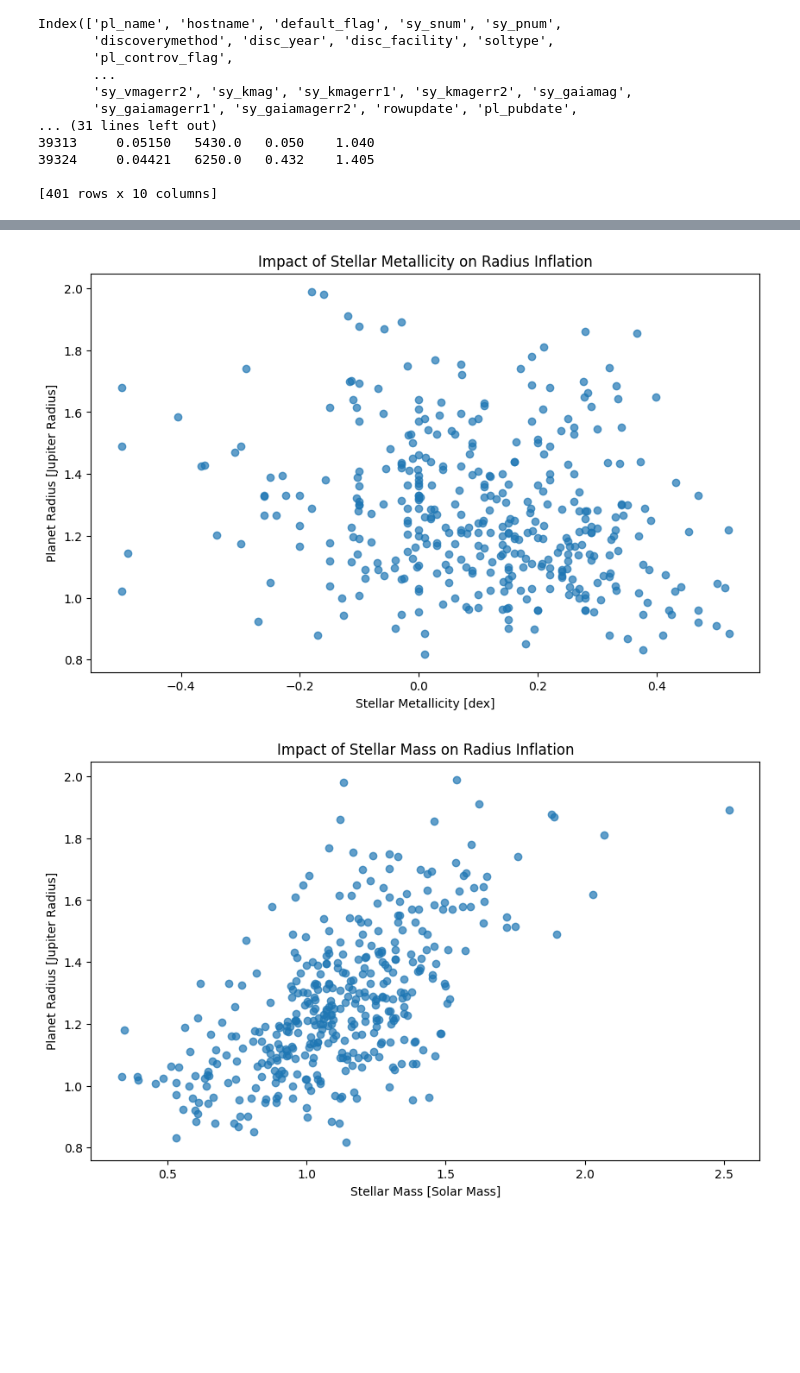
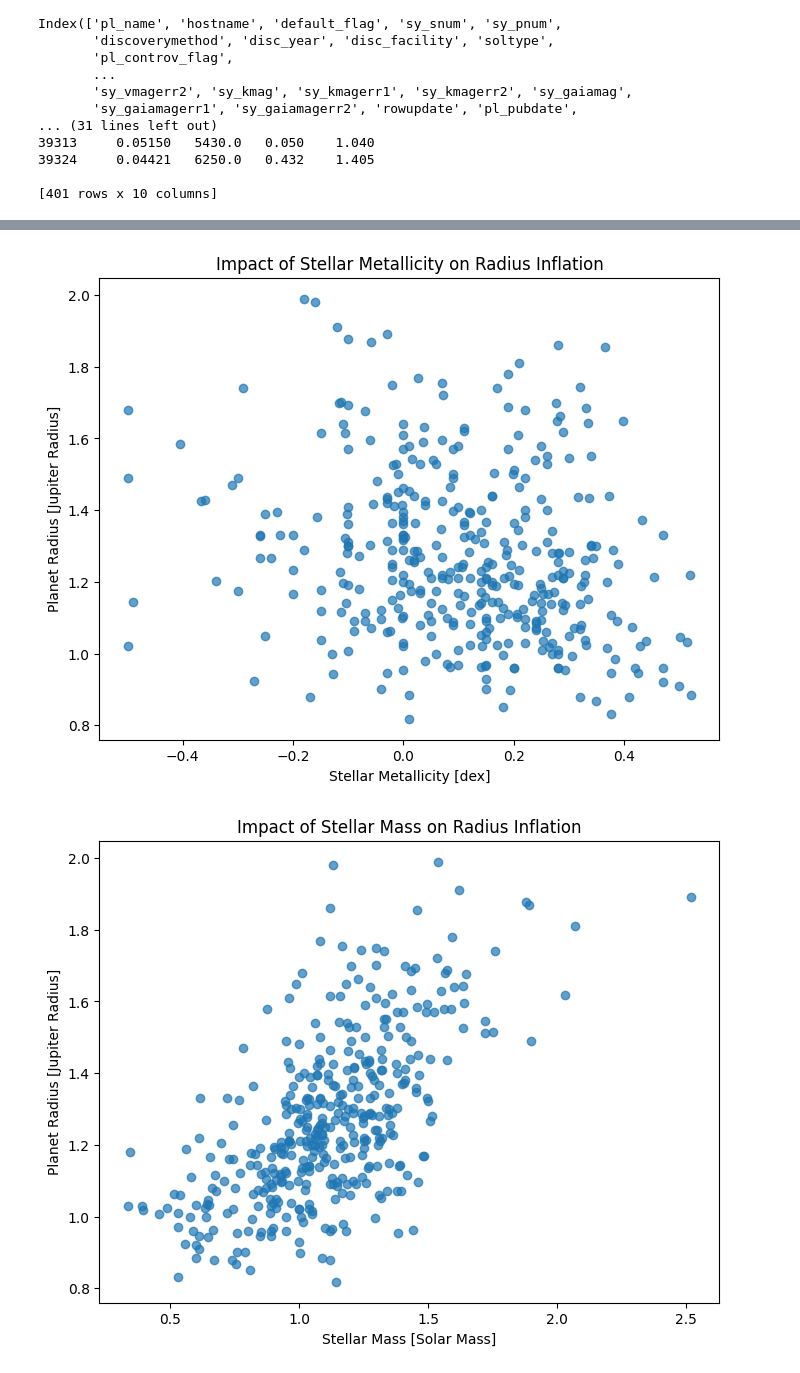
Before and after one commit to helenayn/PHYS2116-computational_assignment, a Jupyter notebook: Hot_Jupiters.ipynb, the cells around one changed output, grey strips where cells are left out. Drawn from its saved outputs; the diff is of its cells as text; code cells hidden in the pictures; blank space fills up the shorter version.

```diff
--- a/Hot_Jupiters.ipynb
+++ b/Hot_Jupiters.ipynb
@@ -62,23 +70,22 @@ plt.show()
 # %%
 # analyse density of hot jupiters
-
-
 jupiter_mass_kg = 1.898e27
 jupiter_radius_m = 6.991e7
 
 # calculate Density in g/cm^3
-volume_m3 = (4/3) * 3.14159 * (hot_jupiters['pl_radj'] * jupiter_radius_m)**3
+volume_m3 = (4/3) * 3.14159 * (hot_jupiters['pl_radj']
+                               * jupiter_radius_m)**3
 mass_kg = hot_jupiters['pl_massj'] * jupiter_mass_kg
-hot_jupiters['density_gcm3'] = (mass_kg / volume_m3) / 1000 # Convert kg/m3 to g/cm3
-
+# Convert kg/m3 to g/cm3
+hot_jupiters['density_gcm3'] = (mass_kg / volume_m3) / 1000
 
 # create a Histogram to see the general density distribution
-plt.figure(figsize=(10, 6))
+plt.figure(figsize=(8, 6))
 plt.hist(hot_jupiters['density_gcm3'], bins=30, alpha=0.7)
 
-
 # add reference line for comparison
-plt.axvline(1.33, linestyle='--', label='Jupiter Density (~1.33 g/cm³)')
+plt.axvline(1.33, linestyle='--', label=
+            'Jupiter Density (~1.33 g/cm³)')
 
 plt.xlabel('Density [g/cm³]')
 plt.ylabel('Number of Planets')
@@ -87,19 +94,19 @@ plt.legend()
 plt.grid(axis='y', alpha=0.3)
 plt.show()
 
-# Print some quick stats for your report
+# mean and median
 print(f"Mean Density: {hot_jupiters['density_gcm3'].mean():.2f} g/cm³")
 print(f"Median Density: {hot_jupiters['density_gcm3'].median():.2f} g/cm³")
 
-
-
 # plot Density vs Metallicity
-plt.figure(figsize=(10, 6))
-scatter = plt.scatter(hot_jupiters['st_met'], hot_jupiters['density_gcm3'], alpha=0.6)
+plt.figure(figsize=(8, 6))
+scatter = plt.scatter(hot_jupiters['st_met'],
+                      hot_jupiters['density_gcm3'], alpha=0.7)
 plt.xlabel('Stellar Metallicity [dex]')
 plt.ylabel('Planet Density [g/cm³]')
 plt.title('Density vs. Metallicity')
 
-# limit y-axis to see the bulk of the data and ignoring extreme outliers
+# limit y-axis to see the bulk of the data
+# and ignoring extreme outliers
 plt.ylim(0, 3)
 plt.show()
@@ -119,7 +133,7 @@ plt.show()
 #analyze the influence of stellar properties like mass or metallicity
 
 #plot radius vs metallicity
-plt.figure(figsize=(10,6))
+plt.figure(figsize=(8,6))
 plt.scatter(hot_jupiters['st_met'], hot_jupiters['pl_radj'], alpha= 0.7)
 plt.xlabel("Stellar Metallicity [dex]")
 plt.ylabel("Planet Radius [Jupiter Radius]")
@@ -127,7 +141,7 @@ plt.title("Impact of Stellar Metallicity on Radius Inflation")
 plt.show()
 
 #plot radius vs stellar mass
-plt.figure(figsize=(10,6))
+plt.figure(figsize=(8,6))
 plt.scatter(hot_jupiters['st_mass'], hot_jupiters['pl_radj'], alpha= 0.7)
 plt.xlabel("Stellar Mass [Solar Mass]")
 plt.ylabel("Planet Radius [Jupiter Radius]")
@@ -135,45 +149,50 @@ plt.title("Impact of Stellar Mass on Radius Inflation")
 plt.show()
 
 # plot to investigate the influence of metallicity using colourbars
-scatter = plt.scatter(hot_jupiters['pl_eqt'], hot_jupiters['pl_radj'], c=hot_jupiters['st_met'], alpha=0.7)
+scatter = plt.scatter(hot_jupiters['pl_eqt'], hot_jupiters['pl_radj'],
+                      c=hot_jupiters['st_met'], alpha=0.7)
 #Add colourbar to explain the colours
 cbar = plt.colorbar(scatter)
 cbar.set_label('Stellar Metallicity [dex]')
 plt.xlabel("Equilibrium Temperature [K]")
 plt.ylabel("Planet Radius [Jupiter Radius]")
 plt.title("Impact of Stellar Metallicity on Radius Inflation")
 plt.show()
 
-#plot to investigate the influence of stellar mass using colourbars
-scatter = plt.scatter(hot_jupiters['pl_eqt'], hot_jupiters['pl_radj'], c=hot_jupiters['st_mass'], alpha=0.7)
+#plot to investigate the influence of
+# stellar mass using colourbars
+scatter = plt.scatter(hot_jupiters['pl_eqt'],
+                      hot_jupiters['pl_radj'],
+                      c=hot_jupiters['st_mass'],
+                      alpha=0.7)
 # Add colourbar to explain colours
 cbar = plt.colorbar(scatter)
 cbar.set_label('Stellar Mass [Solar Mass]')
 plt.xlabel("Equilibrium Temperature [K]")
 plt.ylabel("Planet Radius [Jupiter Radius]")
 plt.title("Impact of Stellar Mass on Radius Inflation")
 plt.show()
 
 # Create a 'Metallicity Category'
 hot_jupiters['met_cat'] = pd.cut(hot_jupiters['st_met'],
                                  bins=[-1, 0, 1],
                                  labels=['Low Met', 'High Met'])
 
 # Group by temperature bins and metallicity category
 analysis = hot_jupiters.groupby(['met_cat', pd.cut(hot_jupiters['pl_eqt'], bins=5)])['pl_radj'].mean()
 print(analysis)
 
 #plot stellar mass vs incident flux
-plt.figure(figsize=(10,6))
+plt.figure(figsize=(8,6))
 plt.scatter(hot_jupiters['st_mass'], hot_jupiters['pl_insol'], alpha= 0.7)
 plt.xlabel("Stellar Mass [Solar Mass]")
 plt.ylabel("Insolation Flux [Earth Unit]")
 plt.yscale('log')
 plt.title("Relation between Stellar Mass and Incident Flux")
 plt.show()
 # %% [output]
-[figure, old version]
+[figure, new version]
-[figure, old version]
+[figure, new version]
 [figure]
 [figure]
 met_cat   pl_eqt
```
Also changed, not shown: parts of 6 cells of this notebook.
